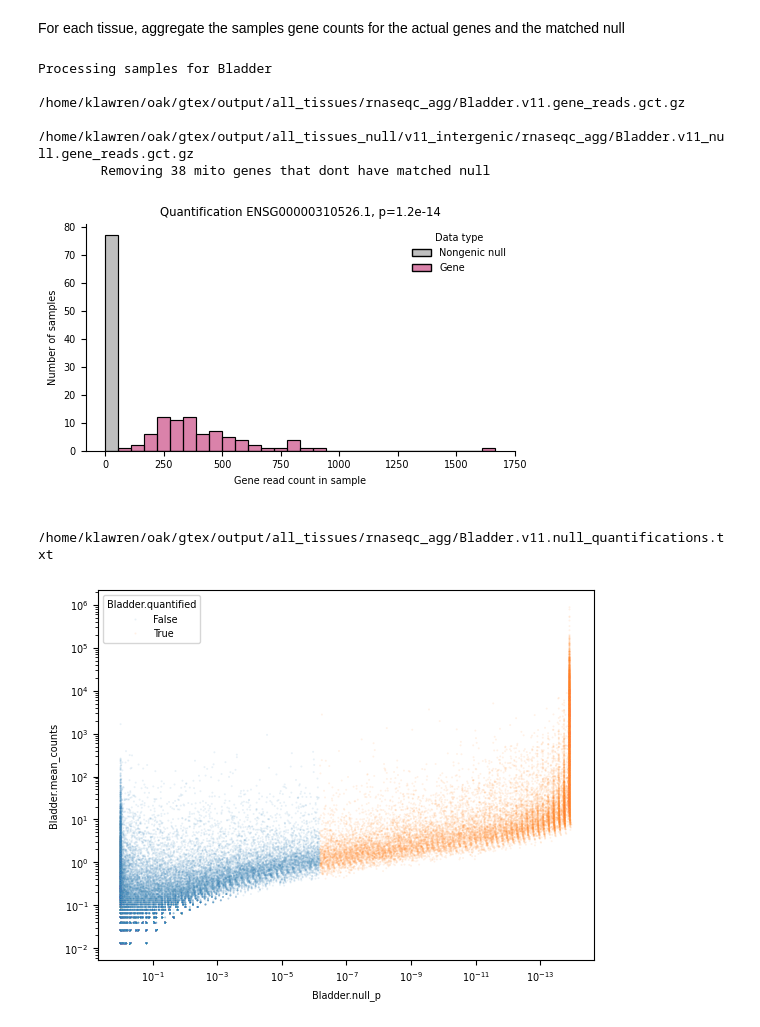
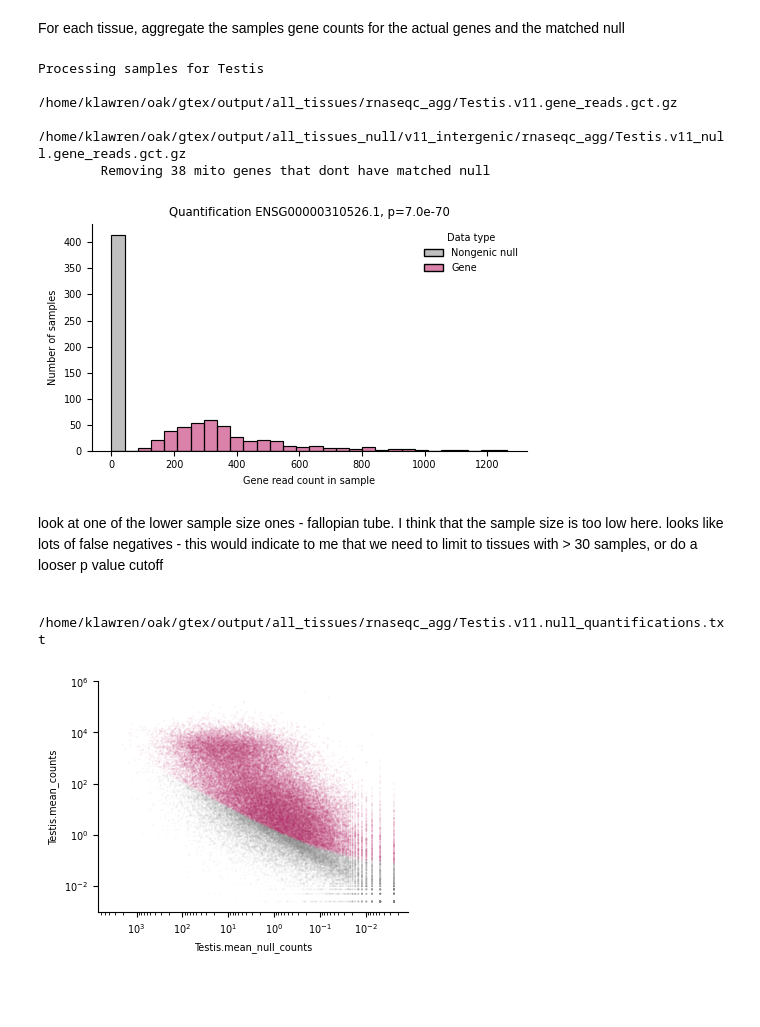
Before and after one commit to danielnachun/gtex-gencode47, a Jupyter notebook: notebooks/quantify_matched_nongenic_null.ipynb, the cells around one changed output. Cells and saved outputs as stored; diff of their text form; code cells hidden in the pictures; blank space fills up the shorter version.

```diff
--- a/notebooks/quantify_matched_nongenic_null.ipynb
+++ b/notebooks/quantify_matched_nongenic_null.ipynb
@@ -139,14 +166,14 @@ def plot_matched_null(sample_gene_id, gene_agg, null_agg):
     ax.set_title('Quantification {}, p={:.1e}'.format(sample_gene_id, p_value))
     fig.tight_layout()
 
-gene_agg, null_agg = get_aggregation_pair_tissue(rnaseqc_dir, null_dir, tissue_sample_lists, 'Bladder')
+gene_agg, null_agg = get_aggregation_pair_tissue(rnaseqc_dir, null_dir, tissue_sample_lists, 'Testis')
 plot_matched_null(gene_agg['Name'].iloc[1], gene_agg, null_agg)
 # %% [output]
-Processing samples for Bladder
-        /home/klawren/oak/gtex/output/all_tissues/rnaseqc_agg/Bladder.v11.gene_reads.gct.gz
-        /home/klawren/oak/gtex/output/all_tissues_null/v11_intergenic/rnaseqc_agg/Bladder.v11_null.gene_reads.gct.gz
+Processing samples for Testis
+        /home/klawren/oak/gtex/output/all_tissues/rnaseqc_agg/Testis.v11.gene_reads.gct.gz
+        /home/klawren/oak/gtex/output/all_tissues_null/v11_intergenic/rnaseqc_agg/Testis.v11_null.gene_reads.gct.gz
         Removing 38 mito genes that dont have matched null
-[figure, old version]
+[figure, new version]
 # %%
 # get p values for the tissue
 def get_tissue_pvalues(gene_agg, null_agg):
@@ -186,6 +213,9 @@ def get_null_quantifications(rnaseqc_dir, null_dir, tissue_sample_lists, tissue_
 
     try:
         quantifications = pd.read_csv(quantifications_path, sep='\t')
+        num_considered = (quantifications[f'{tissue_id}.mean_counts'] > 0).sum()
+        quantifications[f'{tissue_id}.quantified_corrected'] = quantifications[f'{tissue_id}.null_p'] < (.05/num_considered)
+
     except FileNotFoundError:
         os.makedirs(os.path.join(rnaseqc_dir, 'rnaseqc_agg'), exist_ok=True)
 
@@ -199,19 +229,27 @@ def get_null_quantifications(rnaseqc_dir, null_dir, tissue_sample_lists, tissue_
         quantifications[f'{tissue_id}.median_null_counts'] = median_null_counts
         quantifications[f'{tissue_id}.mean_null_counts'] = mean_null_counts
         quantifications[f'{tissue_id}.quantified'] = quantifications[f'{tissue_id}.null_p'] < (.05/len(quantifications))
+        num_considered = (quantifications[f'{tissue_id}.mean_counts'] > 0).sum()
+        quantifications[f'{tissue_id}.quantified_corrected'] = quantifications[f'{tissue_id}.null_p'] < (.05/num_considered)
         quantifications.to_csv(quantifications_path, sep='\t', index=False)
 
     return quantifications
+# %% [markdown]
+look at one of the lower sample size ones - fallopian tube. I think that the sample size is too low here. looks like lots of false negatives - this would indicate to me that we need to limit to tissues with > 30 samples, or do a looser p value cutoff
 # %%
-tissue_id = 'Bladder'
+tissue_id = 'Testis'
 
-quantifications = get_null_quantifications(rnaseqc_dir, null_dir, tissue_sample_lists, tissue_id)
+test_quantifications = get_null_quantifications(rnaseqc_dir, null_dir, tissue_sample_lists, tissue_id)
 # %% [output]
-        /home/klawren/oak/gtex/output/all_tissues/rnaseqc_agg/Bladder.v11.null_quantifications.txt
+        /home/klawren/oak/gtex/output/all_tissues/rnaseqc_agg/Testis.v11.null_quantifications.txt
 # %%
-ax = sns.scatterplot(quantifications, x='Bladder.null_p', y='Bladder.mean_counts', hue='Bladder.quantified', alpha=.1, s=2)
+fig, ax = plt.subplots(figsize=(4,3))
+
+sns.scatterplot(test_quantifications, ax=ax, x=f'{tissue_id}.mean_null_counts', y=f'{tissue_id}.mean_counts', hue=f'{tissue_id}.quantified_corrected', alpha=.05, s=2, legend=False, palette=['grey', '#b70657'])
 ax.set_xscale('log')
 ax.invert_xaxis()
 ax.set_yscale('log')
+ax.spines[['top', 'right']].set_visible(False)
+plt.show()
 # %% [output]
-[figure, old version]
+[figure, new version]
```
Also changed, not shown: parts of 26 cells of this notebook, 26 other files.
